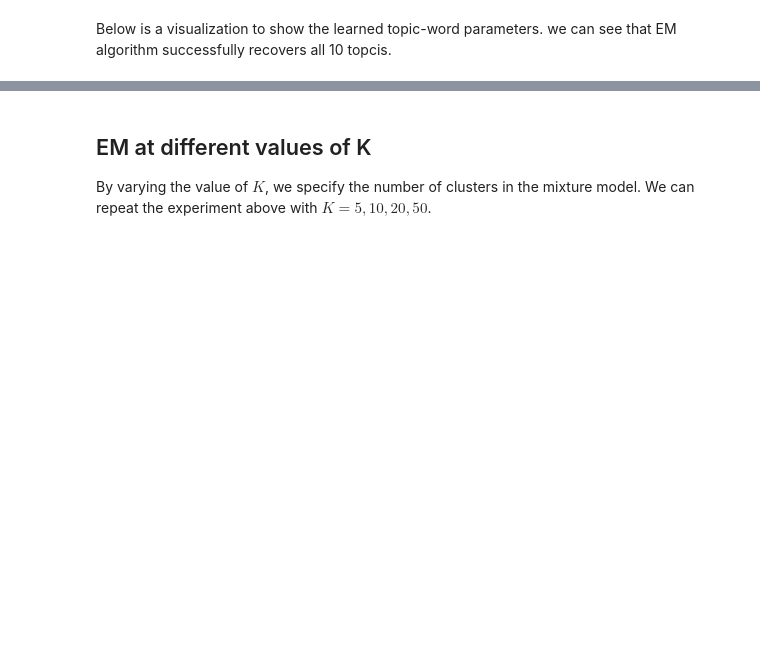
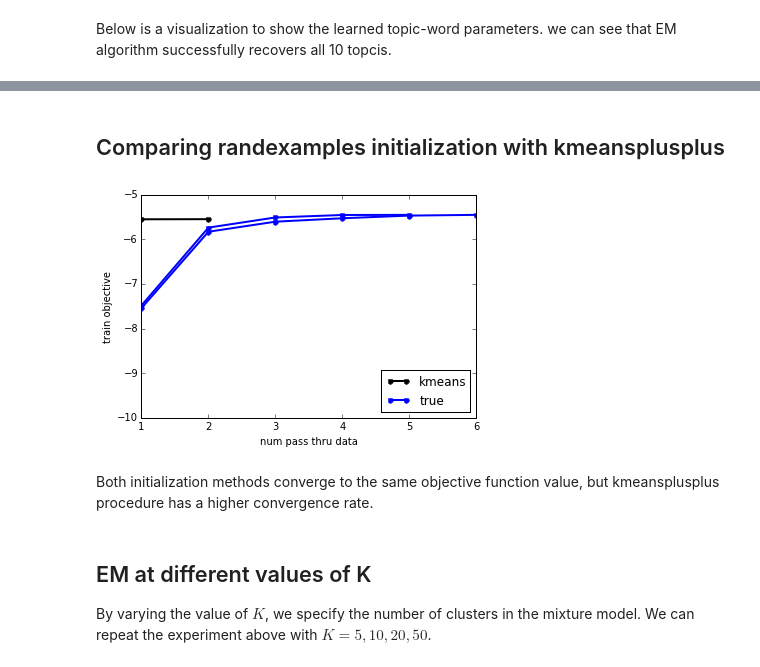
Before and after one commit to co2meal/-bnpy-dev, a Jupyter notebook: demos/BarsToyData-FiniteMixtureModel-EM.ipynb, the cells around one changed output, grey strips where cells are left out. Saved outputs shown, nothing was run; the diff lists cells and outputs as text; code cells hidden in the pictures; blank space fills up the shorter version.

```diff
--- a/demos/BarsToyData-FiniteMixtureModel-EM.ipynb
+++ b/demos/BarsToyData-FiniteMixtureModel-EM.ipynb
@@ -73,3 +98,13 @@ bnpy.viz.BarsViz.plotBarsFromHModel(hmodel)
+# %% [markdown]
+## Comparing randexamples initialization with kmeansplusplus
+# %%
+bnpy.viz.PlotELBO.plotJobsThatMatchKeywords('MixBarsK10V900/true-K-*')
+pylab.ylim([-10, -5])
+pylab.legend(loc='lower right');
+# %% [output]
+[figure, added]
+# %% [markdown]
+Both initialization methods converge to the same objective function value, but kmeansplusplus procedure has a higher convergence rate.
 # %% [markdown]
 ## EM at different values of K
 By varying the value of $K$, we specify the number of clusters in the mixture model. We can repeat the experiment above with $K=5, 10, 20, 50$.
```
Also changed, not shown: parts of 6 cells of this notebook.
